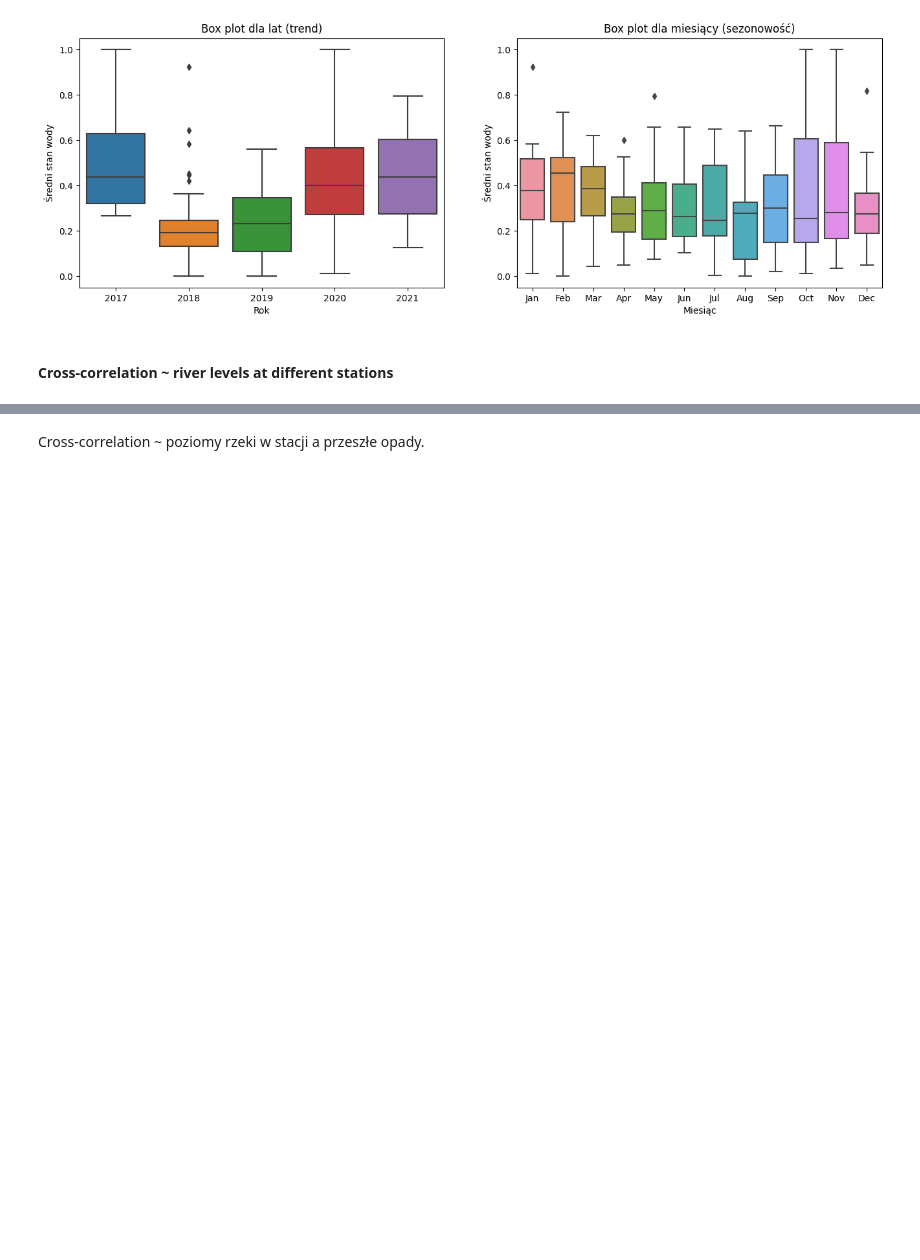
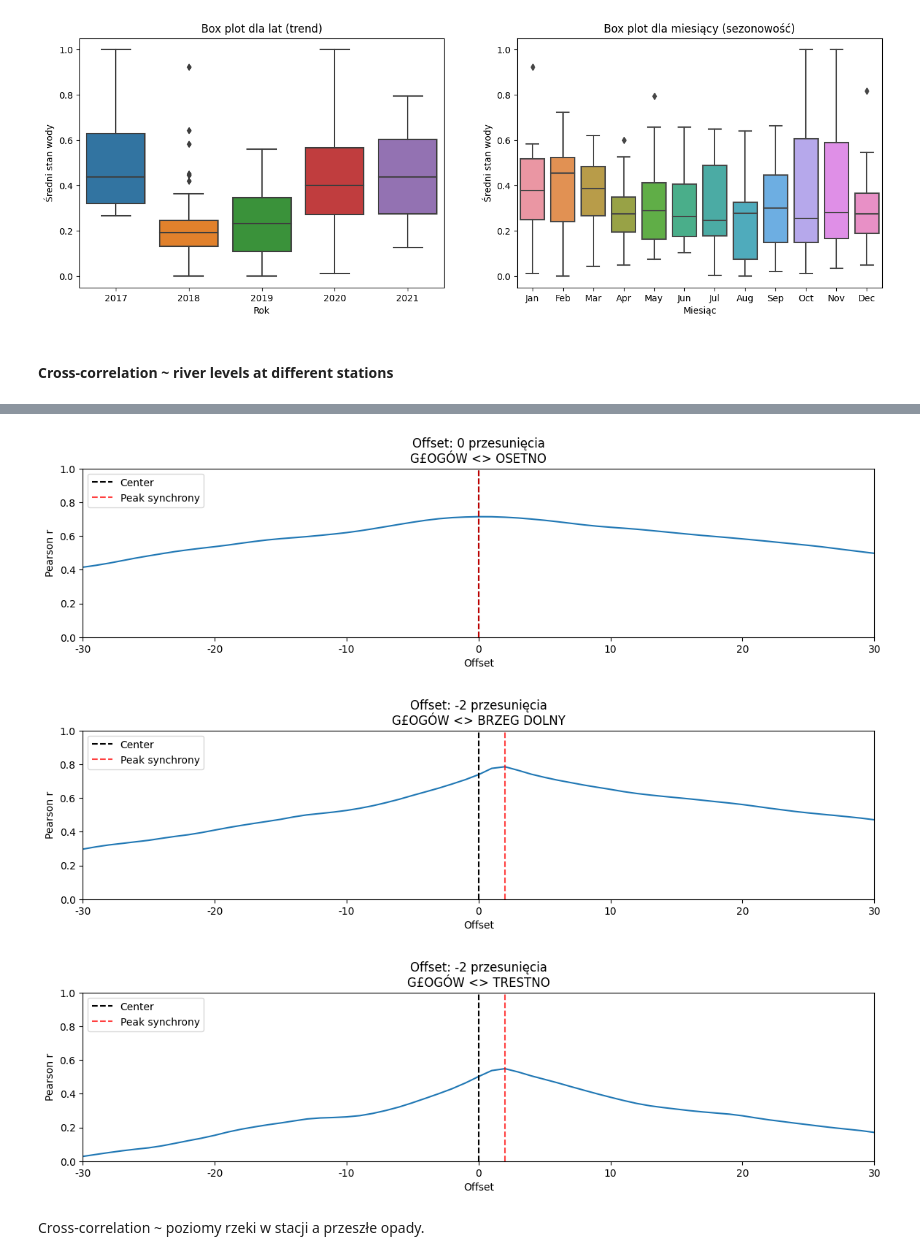
Before and after one commit to it4datascience/CuValley-Batmaja, a Jupyter notebook: expl_data_analysis/EDA.ipynb, the cells around one changed output, grey strips where cells are left out. Cells and saved outputs as stored; diff of their text form; code cells hidden in the pictures; blank space fills up the shorter version.

Commit message:
Lagged cross correlation visualization

```diff
--- a/expl_data_analysis/EDA.ipynb
+++ b/expl_data_analysis/EDA.ipynb
@@ -340,14 +261,0 @@ dataset_normalized.head(3)
-# %%
-d1 = dataset_normalized['BRZEG DOLNY (151160170) Stan wody [cm]'].copy()
-d2 = dataset_normalized['G£OGÓW (151160060) Stan wody [cm]'].copy()
-rs = [crosscorr(d1, d2, lag) for lag in range(-int(90),int(90+1))]
-offset = np.floor(len(rs)/2)-np.argmax(rs)
-# f,ax=plt.subplots(figsize=(14,3))
-# ax.plot(rs)
-# ax.axvline(np.ceil(len(rs)/2),color='k',linestyle='--',label='Center')
-# ax.axvline(np.argmax(rs),color='r',linestyle='--',label='Peak synchrony')
-# ax.set(title=f'Offset = {offset} frames\nS1 leads <> S2 leads',ylim=[.1,.31],xlim=[0,301], xlabel='Offset',ylabel='Pearson r')
-# ax.set_xticks([0, 50, 100, 151, 201, 251, 301])
-# ax.set_xticklabels([-150, -100, -50, 0, 50, 100, 150]);
-# plt.legend()
-plt.show()
@@ -354,3 +343,39 @@ plt.show()
+# %%
+time_lagged_cross_correlation_to_show = 3
+
+hydro_stations = list(hierarchy.index)
+
+for i, (first_station, second_station) in enumerate(combinations(hydro_stations, 2)):
+    first_water_level_col = create_col_name(hierarchy.loc[first_station, "id_hydro"],
+                                            hierarchy.loc[first_station, "name_hydro"],
+                                            water_level_suffix)
+    first_station_name = hierarchy.loc[first_station, "name_hydro"]
+    second_water_level_col = create_col_name(hierarchy.loc[second_station, "id_hydro"],
+                                             hierarchy.loc[second_station, "name_hydro"],
+                                             water_level_suffix)
+    second_station_name = hierarchy.loc[second_station, "name_hydro"]
+    d1 = dataset_normalized[first_water_level_col].copy()
+    d2 = dataset_normalized[second_water_level_col].copy()
+    rs = [crosscorr(d1, d2, lag) for lag in range(-int(30),int(30+1))]
+    offset = int(np.floor(len(rs)/2)-np.argmax(rs))
+    if i < time_lagged_cross_correlation_to_show:
+        fig, ax=plt.subplots(figsize=(14,3))
+        ax.plot(rs)
+        ax.axvline(np.floor(len(rs)/2), color='k',linestyle='--', label='Center')
+        ax.axvline(np.argmax(rs), color='r',linestyle='--', label='Peak synchrony', alpha=0.75)
+        ax.set(title=f'Offset: {offset} przesunięcia\n{first_station_name} <> {second_station_name}',
+               xlabel='Offset',ylabel='Pearson r')
+        ax.set_xticks([0, 10, 20, 30, 40, 50, 60])
+        ax.set_xlim([0, 60])
+        ax.set_ylim([0, 1])
+        ax.set_xticklabels([-30, -20, -10, 0, 10, 20, 30])
+
+        plt.legend(loc='upper left')
+        plt.show()
+# %% [output]
+[figure, added]
+[figure, added]
+[figure, added]
 # %% [markdown]
 Cross-correlation ~ poziomy rzeki w stacji a przeszłe opady.
 # %% [markdown]
```
Also changed, not shown: parts of 31 cells of this notebook.
